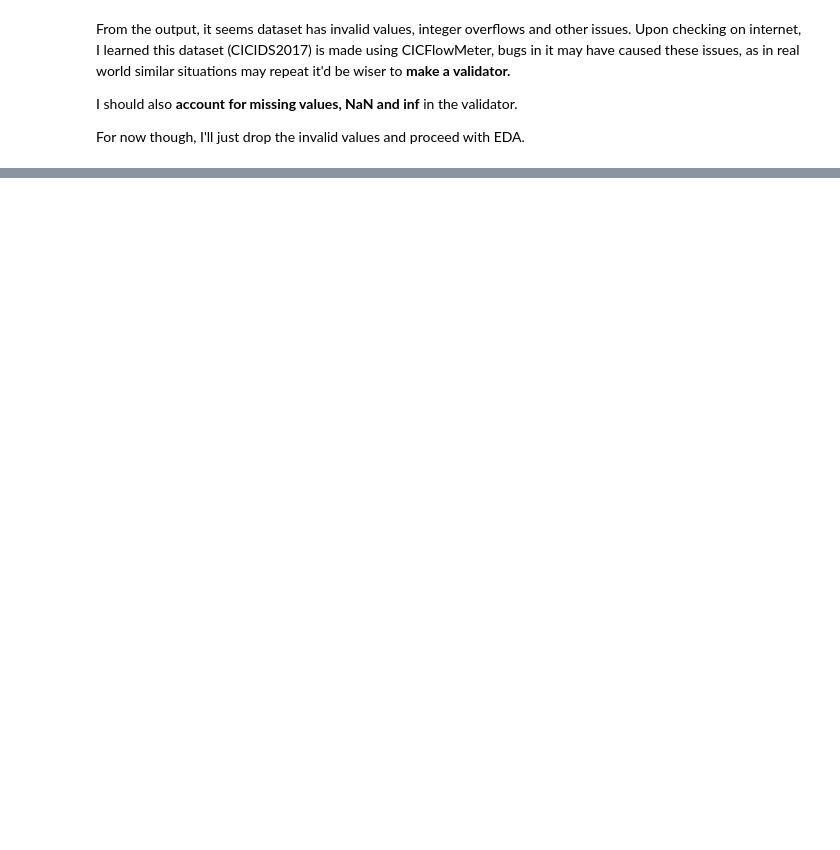
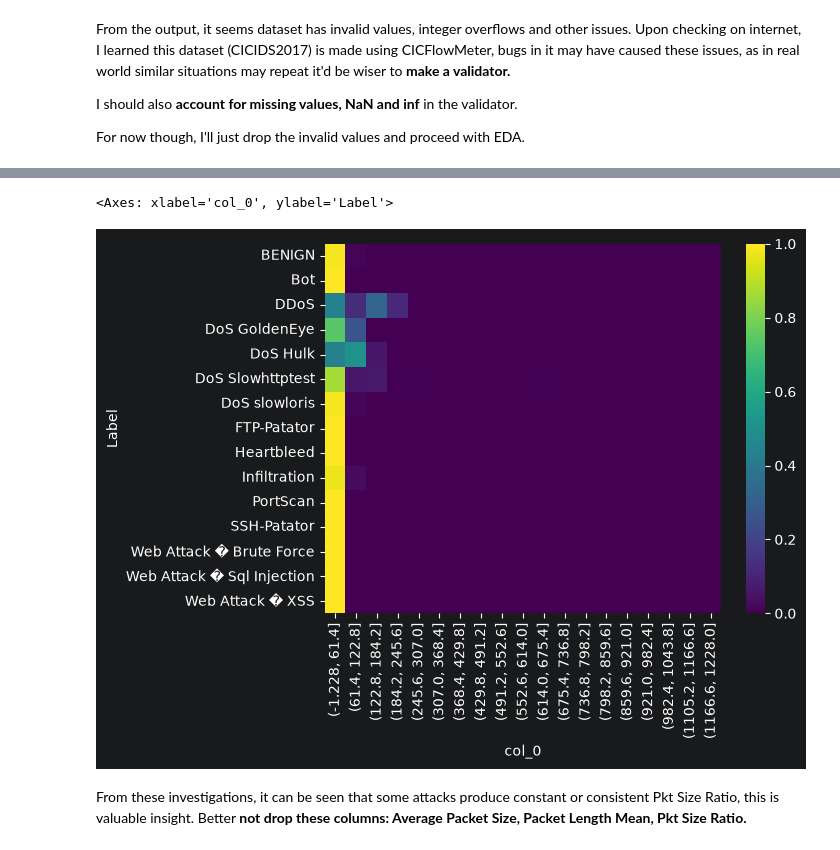
Before and after one commit to CoderHarshDew/Harsh_Dewangan_PBEL_3.0, a Jupyter notebook: notebooks/exploratory_data_analysis.ipynb, the cells around one changed output, grey strips where cells are left out. Drawn from its saved outputs; the diff is of its cells as text; code cells hidden in the pictures; blank space fills up the shorter version.

```diff
--- a/notebooks/exploratory_data_analysis.ipynb
+++ b/notebooks/exploratory_data_analysis.ipynb
@@ -150,0 +194,20 @@ For now though, I'll just drop the invalid values and proceed with EDA.
+# %%
+print(df[["Average Packet Size",
+    "Packet Length Mean"]].corr().round(12))
+
+diff = (
+    df["Average Packet Size"]
+    - df["Packet Length Mean"]
+)
+print()
+print(diff.describe())
+print()
+
+ratio = (
+    df["Average Packet Size"]
+    / df["Packet Length Mean"]
+)
+print()
+print(ratio.describe())
+print()
+print(ratio.round(4).value_counts().head(20))
@@ -150,0 +247,9 @@ For now though, I'll just drop the invalid values and proceed with EDA.
+# %%
+diff.reset_index(drop=True, inplace=True)
+t2 = pd.crosstab(df['Label'], pd.cut(diff, bins=20), normalize='index')
+sns.heatmap(t2, cmap='viridis')
+# %% [output]
+<Axes: xlabel='col_0', ylabel='Label'>
+[figure, added]
+# %% [markdown]
+From these investigations, it can be seen that some attacks produce constant or consistent Pkt Size Ratio, this is valuable insight. Better **not drop these columns: Average Packet Size, Packet Length Mean, Pkt Size Ratio.**
```
Also changed, not shown: parts of 10 cells of this notebook, 1 other file.
